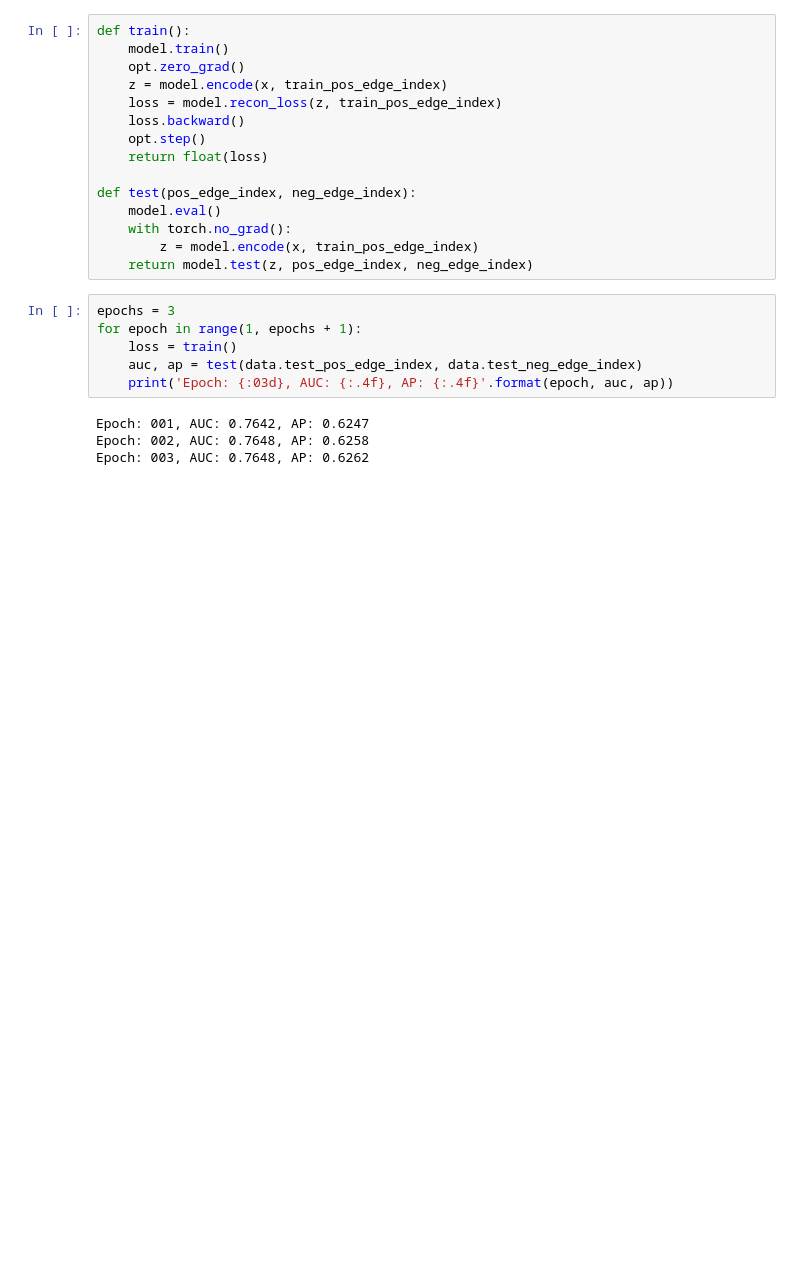
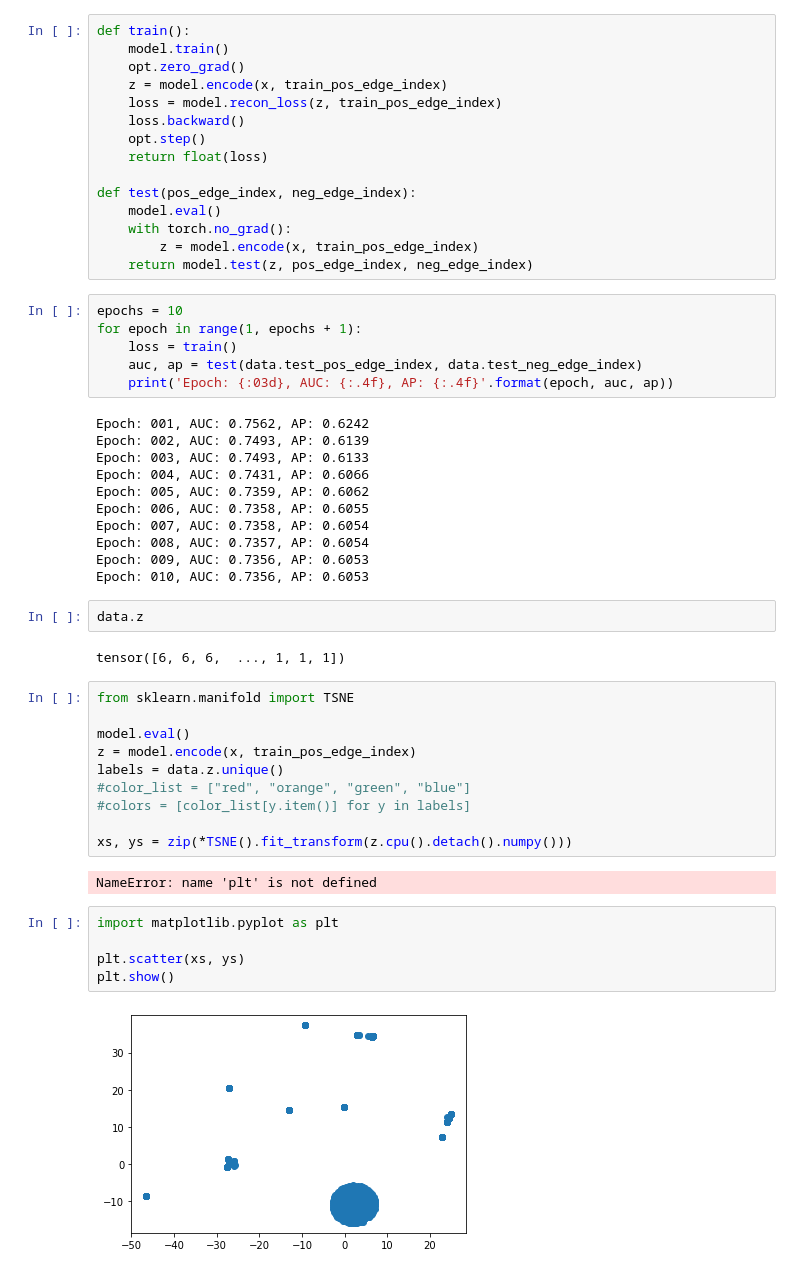
Before and after one commit to avishvj/3d-reactions, a Jupyter notebook: simple_gae.ipynb, the cells around one changed output. Drawn from its saved outputs; the diff is of its cells as text; blank space fills up the shorter version.

Commit message:
add tsne for atomic number rn. can use this to visualise diff features later on

```diff
--- a/simple_gae.ipynb
+++ b/simple_gae.ipynb
@@ -60,12 +54,42 @@ def test(pos_edge_index, neg_edge_index):
         z = model.encode(x, train_pos_edge_index)
     return model.test(z, pos_edge_index, neg_edge_index)
 # %%
-epochs = 3
+epochs = 10
 for epoch in range(1, epochs + 1):
     loss = train()
     auc, ap = test(data.test_pos_edge_index, data.test_neg_edge_index)
     print('Epoch: {:03d}, AUC: {:.4f}, AP: {:.4f}'.format(epoch, auc, ap))
 # %% [output]
-Epoch: 001, AUC: 0.7642, AP: 0.6247
-Epoch: 002, AUC: 0.7648, AP: 0.6258
-Epoch: 003, AUC: 0.7648, AP: 0.6262
+Epoch: 001, AUC: 0.7562, AP: 0.6242
+Epoch: 002, AUC: 0.7493, AP: 0.6139
+Epoch: 003, AUC: 0.7493, AP: 0.6133
+Epoch: 004, AUC: 0.7431, AP: 0.6066
+Epoch: 005, AUC: 0.7359, AP: 0.6062
+Epoch: 006, AUC: 0.7358, AP: 0.6055
+Epoch: 007, AUC: 0.7358, AP: 0.6054
+Epoch: 008, AUC: 0.7357, AP: 0.6054
+Epoch: 009, AUC: 0.7356, AP: 0.6053
+Epoch: 010, AUC: 0.7356, AP: 0.6053
+# %%
+data.z
+# %% [output]
+tensor([6, 6, 6,  ..., 1, 1, 1])
+# %%
+from sklearn.manifold import TSNE
+
+model.eval()
+z = model.encode(x, train_pos_edge_index)
+labels = data.z.unique()
+#color_list = ["red", "orange", "green", "blue"]
+#colors = [color_list[y.item()] for y in labels]
+
+xs, ys = zip(*TSNE().fit_transform(z.cpu().detach().numpy()))
+# %% [output]
+NameError: name 'plt' is not defined
+# %%
+import matplotlib.pyplot as plt
+
+plt.scatter(xs, ys)
+plt.show()
+# %% [output]
+[figure, added]
```
Also changed, not shown: parts of 2 cells of this notebook.
